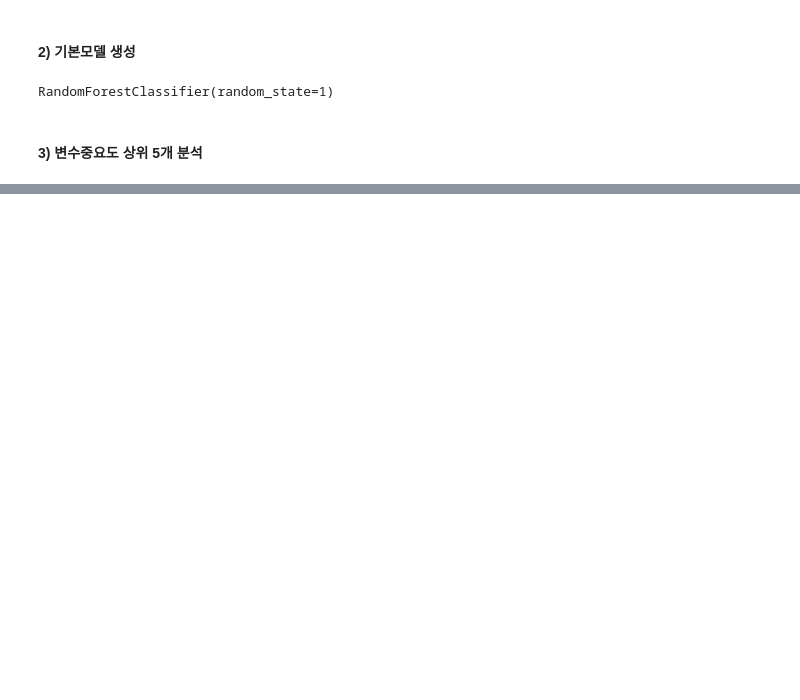
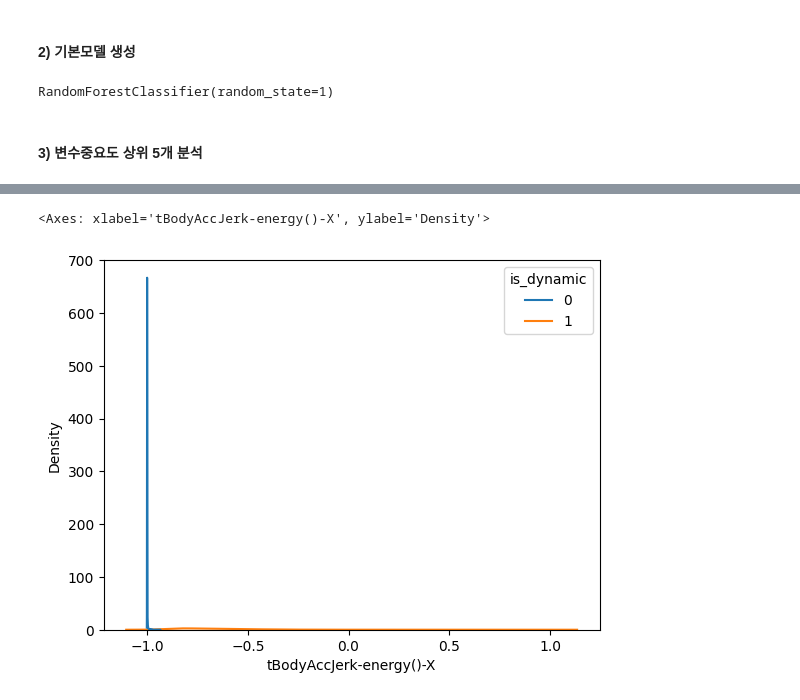
Before and after one commit to yangjung-woo/KT-Workspace, a Jupyter notebook: KT_AIVLE_DX_Regular_course/Week1/미프 3차(머신러닝)/1일차 소스코드/1.탐색적 데이터 분석(박슬기).ipynb, the cells around one changed output, grey strips where cells are left out. Cells and saved outputs as stored; diff of their text form; code cells hidden in the pictures; blank space fills up the shorter version.

```diff
--- a/KT_AIVLE_DX_Regular_course/Week1/미프 3차(머신러닝)/1일차 소스코드/1.탐색적 데이터 분석(박슬기).ipynb
+++ b/KT_AIVLE_DX_Regular_course/Week1/미프 3차(머신러닝)/1일차 소스코드/1.탐색적 데이터 분석(박슬기).ipynb
@@ -449,2 +453,9 @@ top5_dynamic_features
+# %%
+# tBodyAccJerk-energy()-X
+var = 'tBodyAccJerk-energy()-X'
+sns.kdeplot(x=var, data = data, hue =target, common_norm = False)
+# %% [output]
+<Axes: xlabel='tBodyAccJerk-energy()-X', ylabel='Density'>
+[figure, added]
 # %%
 # fBodyAccJerk-mad()-X
```
Also changed, not shown: parts of 12 cells of this notebook, 22 other files.
